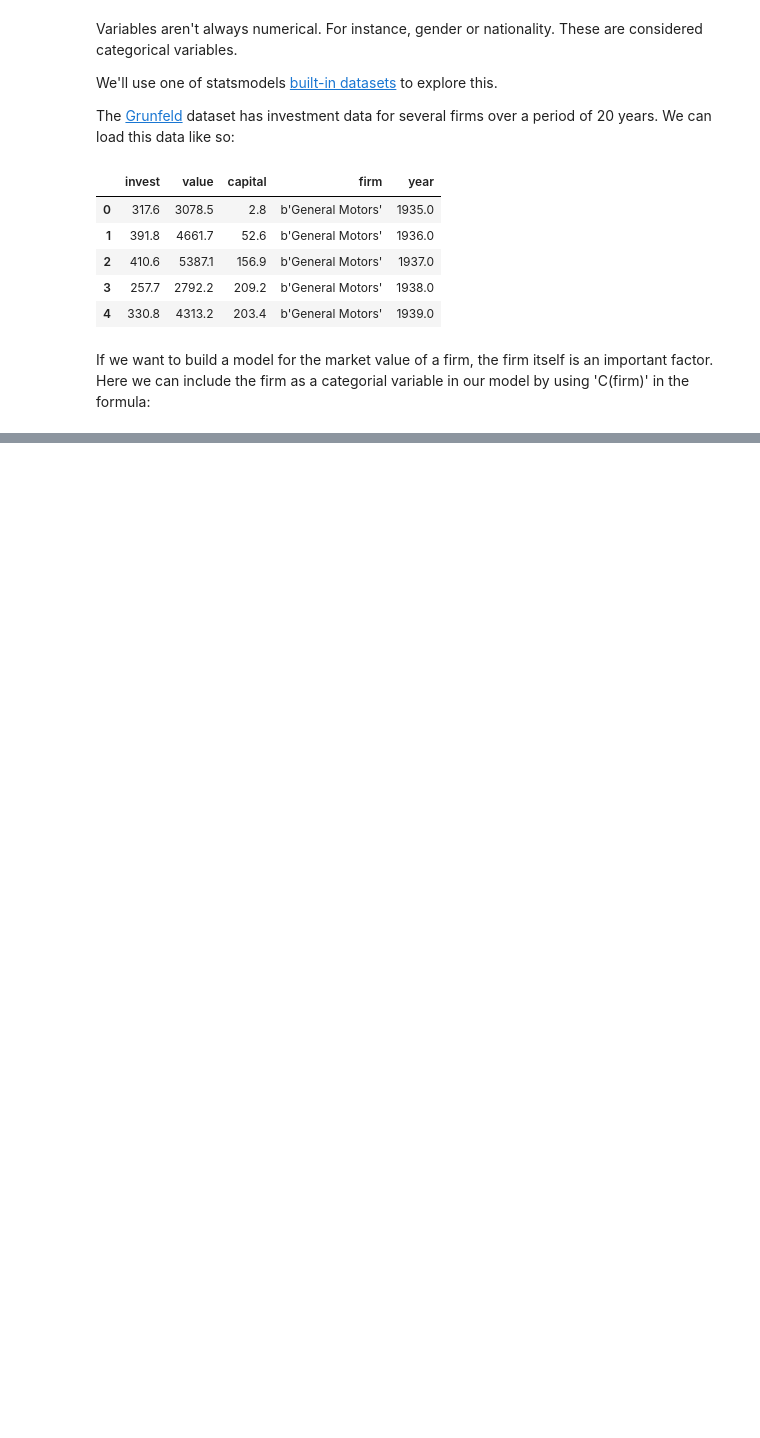
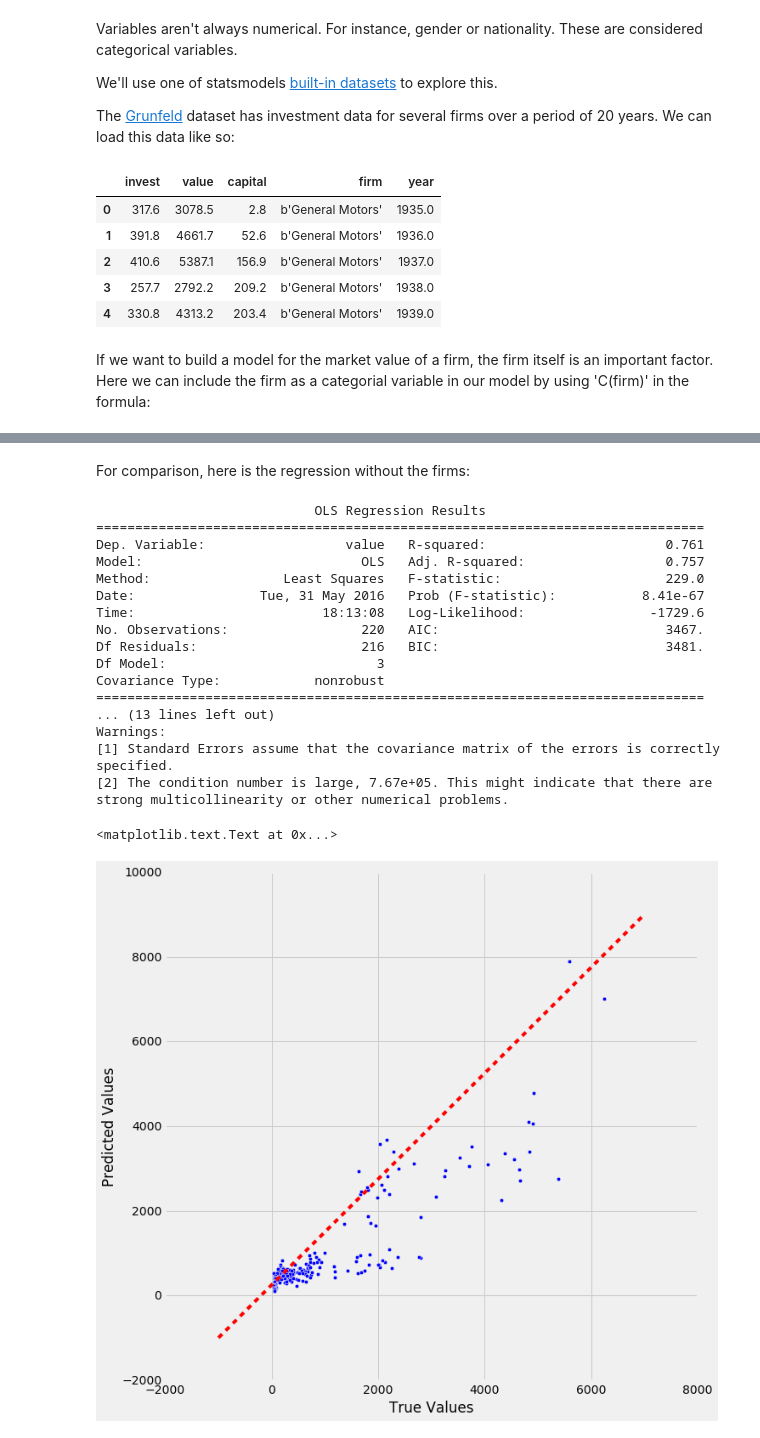
Before and after one commit to docmarionum1/python-data-science-primer, a Jupyter notebook: statsmodels/regression.ipynb, the cells around one changed output, grey strips where cells are left out. Drawn from its saved outputs; the diff is of its cells as text; code cells hidden in the pictures; blank space fills up the shorter version.

```diff
--- a/statsmodels/regression.ipynb
+++ b/statsmodels/regression.ipynb
@@ -250,0 +242,37 @@ strong multicollinearity or other numerical problems.
+# %% [markdown]
+For comparison, here is the regression without the firms:
+# %%
+mod = smf.ols(formula='value ~ invest + capital + year', data = d).fit()
+
+print(mod.summary())
+
+figure, ax = plt.subplots(figsize=(10,10))
+
+# Scatter the values of y vs. the predicted values from the model
+ax.scatter(d['value'], mod.predict())
+
+# Plot the line X=Y to help see the error
+ax.plot(ax.get_xlim(), ax.get_ylim(), 'r--')
+
+ax.set_xlabel("True Values")
+ax.set_ylabel("Predicted Values")
+# %% [output]
+                            OLS Regression Results
+==============================================================================
+Dep. Variable:                  value   R-squared:                       0.761
+Model:                            OLS   Adj. R-squared:                  0.757
+Method:                 Least Squares   F-statistic:                     229.0
+Date:                Tue, 31 May 2016   Prob (F-statistic):           8.41e-67
+Time:                        18:13:08   Log-Likelihood:                -1729.6
+No. Observations:                 220   AIC:                             3467.
+Df Residuals:                     216   BIC:                             3481.
+Df Model:                           3
+Covariance Type:            nonrobust
+==============================================================================
+... (13 lines left out)
+Warnings:
+[1] Standard Errors assume that the covariance matrix of the errors is correctly specified.
+[2] The condition number is large, 7.67e+05. This might indicate that there are
+strong multicollinearity or other numerical problems.
+<matplotlib.text.Text at 0x...>
+[figure, added]
```
Also changed, not shown: parts of 18 cells of this notebook.
